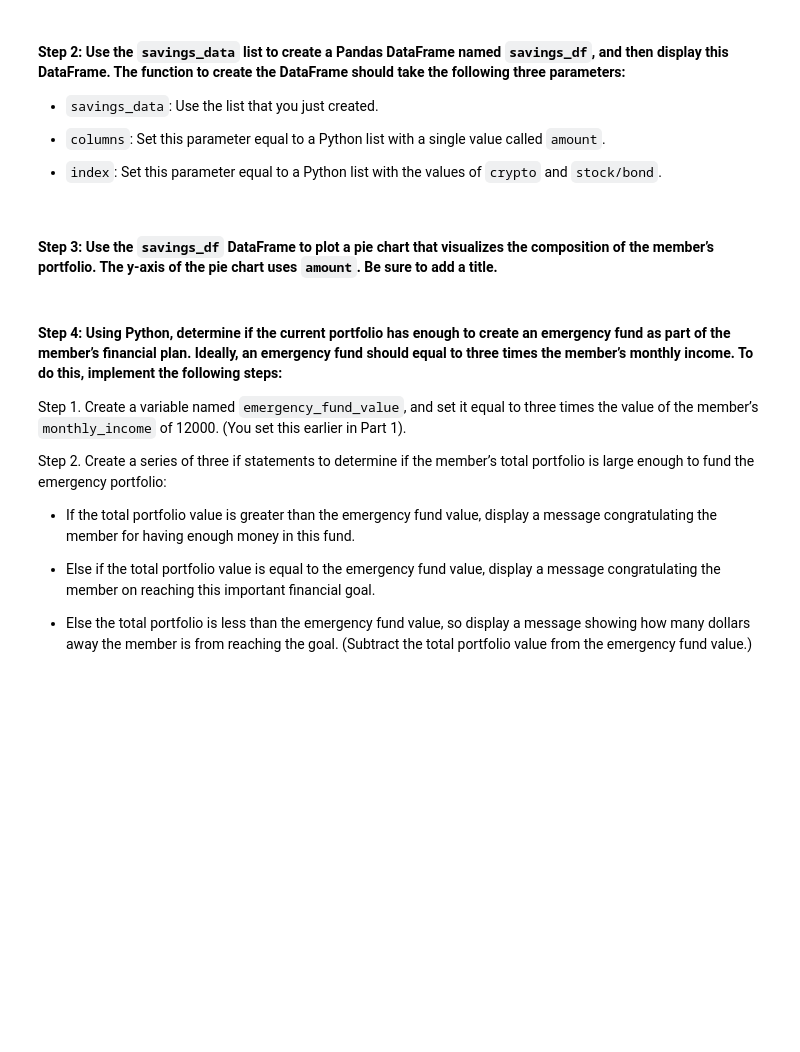
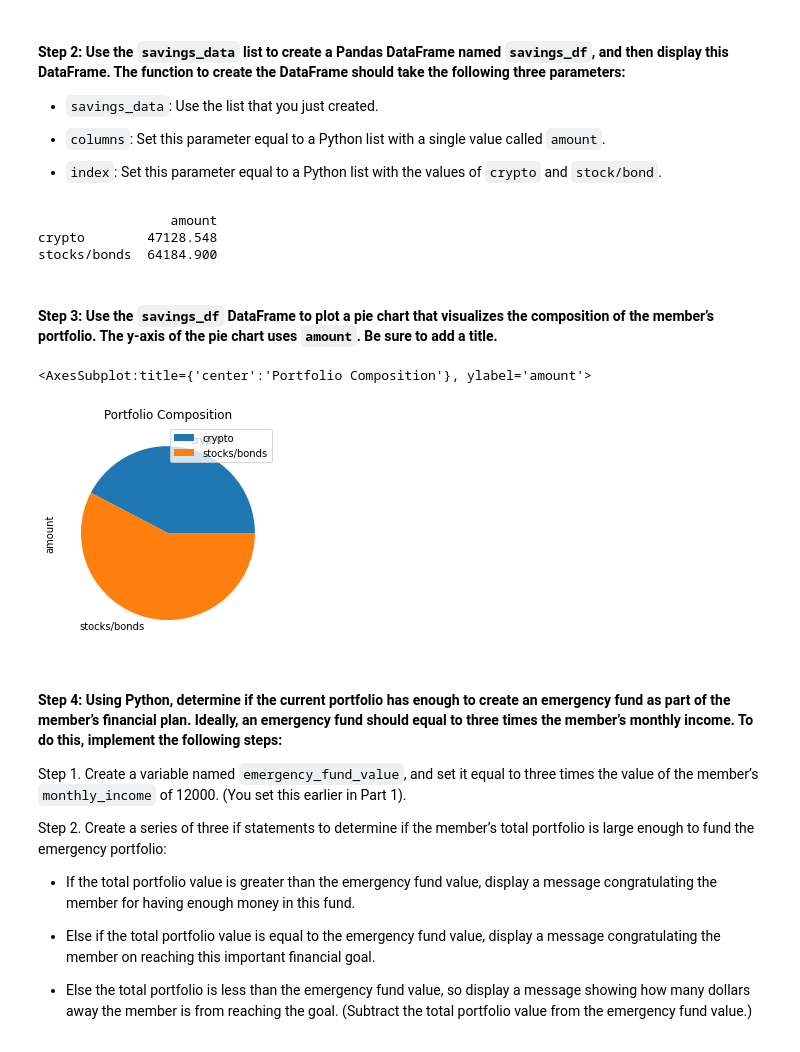
Before and after one commit to coronado212/financial_planner_api_5, a Jupyter notebook: financial_planning_tools.ipynb, the cells around one changed output. Cells and saved outputs as stored; diff of their text form; code cells hidden in the pictures; blank space fills up the shorter version.

```diff
--- a/financial_planning_tools.ipynb
+++ b/financial_planning_tools.ipynb
@@ -244,6 +265,6 @@ agg_value = # YOUR CODE HERE
 # %%
 # Calculate the current value of the stock portion of the portfolio
-spy_value = # YOUR CODE HERE
+spy_value = spy_shares * spy_close_price
 
 # Print the current value of the stock portfolio
-# YOUR CODE HERE
+print(f"The current value of your {spy_shares} shares of SPY is ${spy_value:0.2f}")
@@ -250,6 +273,6 @@ spy_value = # YOUR CODE HERE
 # %%
 # Calculate the total value of the stock and bond portion of the portfolio
-total_stocks_bonds = # YOUR CODE HERE
+total_stocks_bonds = agg_value + spy_value
 
 # Print the current balance of the stock and bond portion of the portfolio
-# YOUR CODE HERE
+print(f"The total value of your stock and bond portfolio is ${total_stocks_bonds:0.2f}!")
@@ -292,7 +319,7 @@ In this section, you’ll use the valuations for the cryptocurrency wallet and f
 #### Step 1: Create a Python list named `savings_data` that has two elements. The first element contains the total value of the cryptocurrency wallet. The second element contains the total value of the stock and bond portions of the portfolio.
 # %%
 # Consolidate financial assets data into a Python list
-# YOUR CODE HERE
+savings_data = [total_crypto_wallet, total_stocks_bonds]
 
 # Review the Python list savings_data
-# YOUR CODE HERE
+print(savings_data)
@@ -306,15 +335,22 @@ In this section, you’ll use the valuations for the cryptocurrency wallet and f
 - `index`: Set this parameter equal to a Python list with the values of `crypto` and `stock/bond`.
 # %%
 # Create a Pandas DataFrame called savings_df
-# YOUR CODE HERE
+savings_df = pd.DataFrame(savings_data, columns=["amount"], index=["crypto", "stocks/bonds"])
 
 # Display the savings_df DataFrame
-# YOUR CODE HERE
+print(savings_df)
+# %% [output]
+                 amount
+crypto        47128.548
+stocks/bonds  64184.900
 # %% [markdown]
 #### Step 3: Use the `savings_df` DataFrame to plot a pie chart that visualizes the composition of the member’s portfolio. The y-axis of the pie chart uses `amount`. Be sure to add a title.
 # %%
 # Plot the total value of the member's portfolio (crypto and stock/bond) in a pie chart
-# YOUR CODE HERE
+savings_df.plot.pie(y='amount', title='Portfolio Composition')
+# %% [output]
+<AxesSubplot:title={'center':'Portfolio Composition'}, ylabel='amount'>
+[figure, added]
 # %% [markdown]
 #### Step 4: Using Python, determine if the current portfolio has enough to create an emergency fund as part of the member’s financial plan. Ideally, an emergency fund should equal to three times the member’s monthly income. To do this, implement the following steps:
 
```
Also changed, not shown: parts of 14 cells of this notebook.
